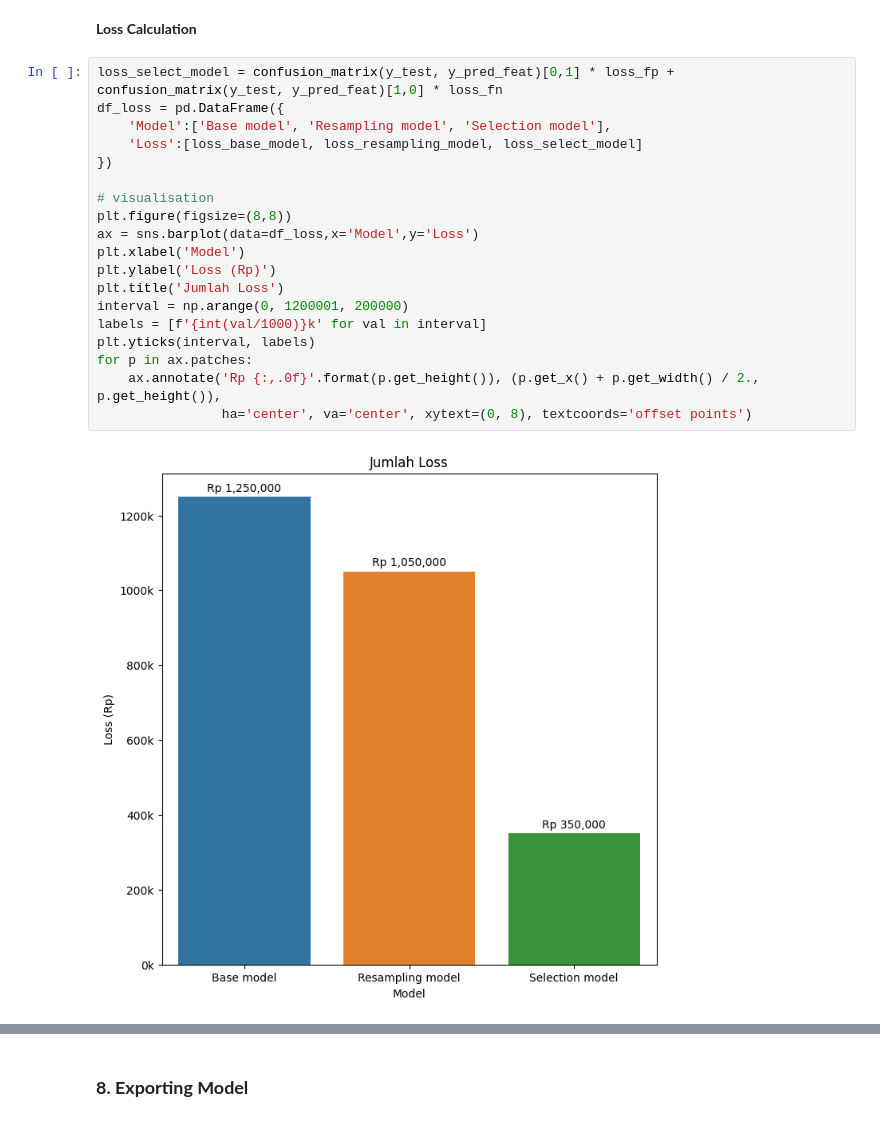
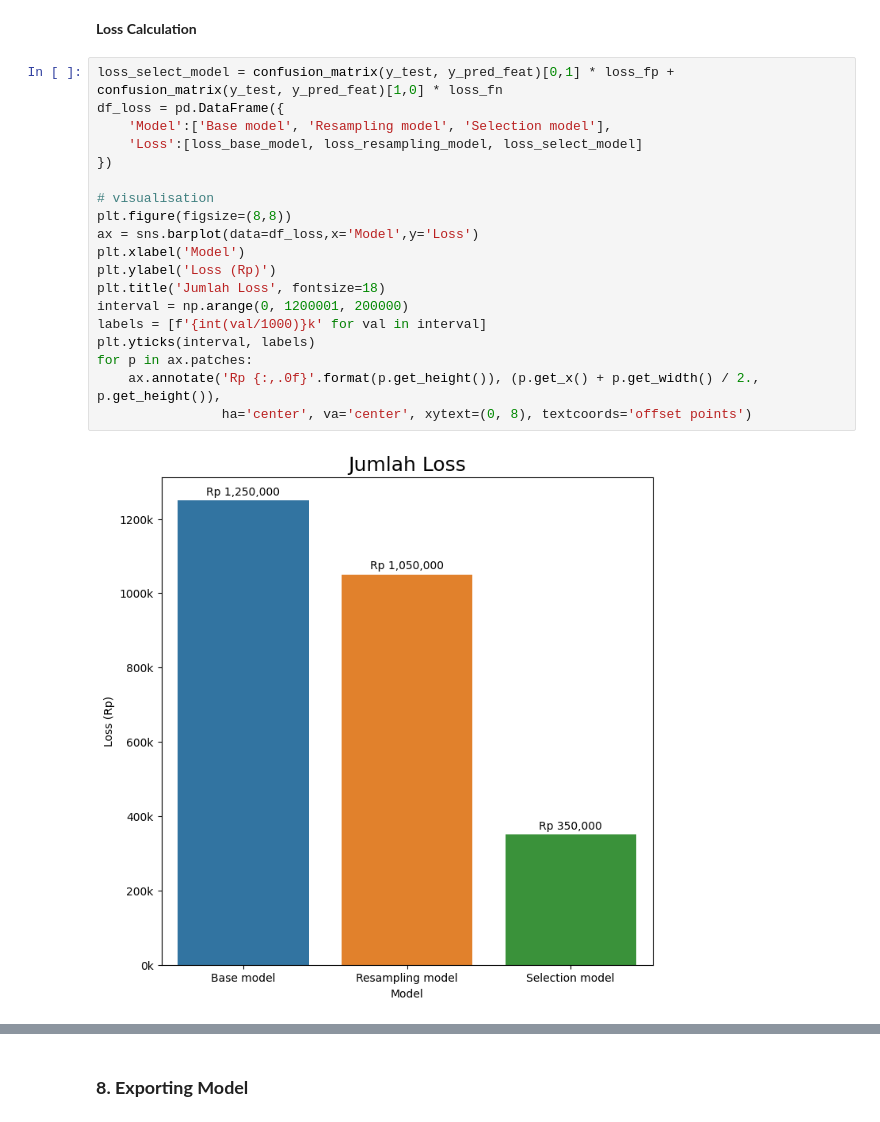
Before and after one commit to tasiamdln/E_Commerce_Churn_Analysis_ML, a Jupyter notebook: E_Commerce_Churn_Classification_and_Data_Analysis.ipynb, the cells around one changed output, grey strips where cells are left out. Drawn from its saved outputs; the diff is of its cells as text.

```diff
--- a/E_Commerce_Churn_Classification_and_Data_Analysis.ipynb
+++ b/E_Commerce_Churn_Classification_and_Data_Analysis.ipynb
@@ -1726,24 +1725,24 @@ plt.show()
 # %%
 loss_select_model = confusion_matrix(y_test, y_pred_feat)[0,1] * loss_fp + confusion_matrix(y_test, y_pred_feat)[1,0] * loss_fn
 df_loss = pd.DataFrame({
     'Model':['Base model', 'Resampling model', 'Selection model'],
     'Loss':[loss_base_model, loss_resampling_model, loss_select_model]
 })
 
 # visualisation
 plt.figure(figsize=(8,8))
 ax = sns.barplot(data=df_loss,x='Model',y='Loss')
 plt.xlabel('Model')
 plt.ylabel('Loss (Rp)')
-plt.title('Jumlah Loss')
+plt.title('Jumlah Loss', fontsize=18)
 interval = np.arange(0, 1200001, 200000)
 labels = [f'{int(val/1000)}k' for val in interval]
 plt.yticks(interval, labels)
 for p in ax.patches:
     ax.annotate('Rp {:,.0f}'.format(p.get_height()), (p.get_x() + p.get_width() / 2., p.get_height()),
                 ha='center', va='center', xytext=(0, 8), textcoords='offset points')
 # %% [output]
-[figure, old version]
+[figure, new version]
 # %% [markdown]
 Setelah feature selection, ada beberapa hal yang kita bisa lihat:
 1. **f2-score naik secara signifikan, dari 0.9726 ke 0.9926**
```
Also changed, not shown: parts of 24 cells of this notebook.
